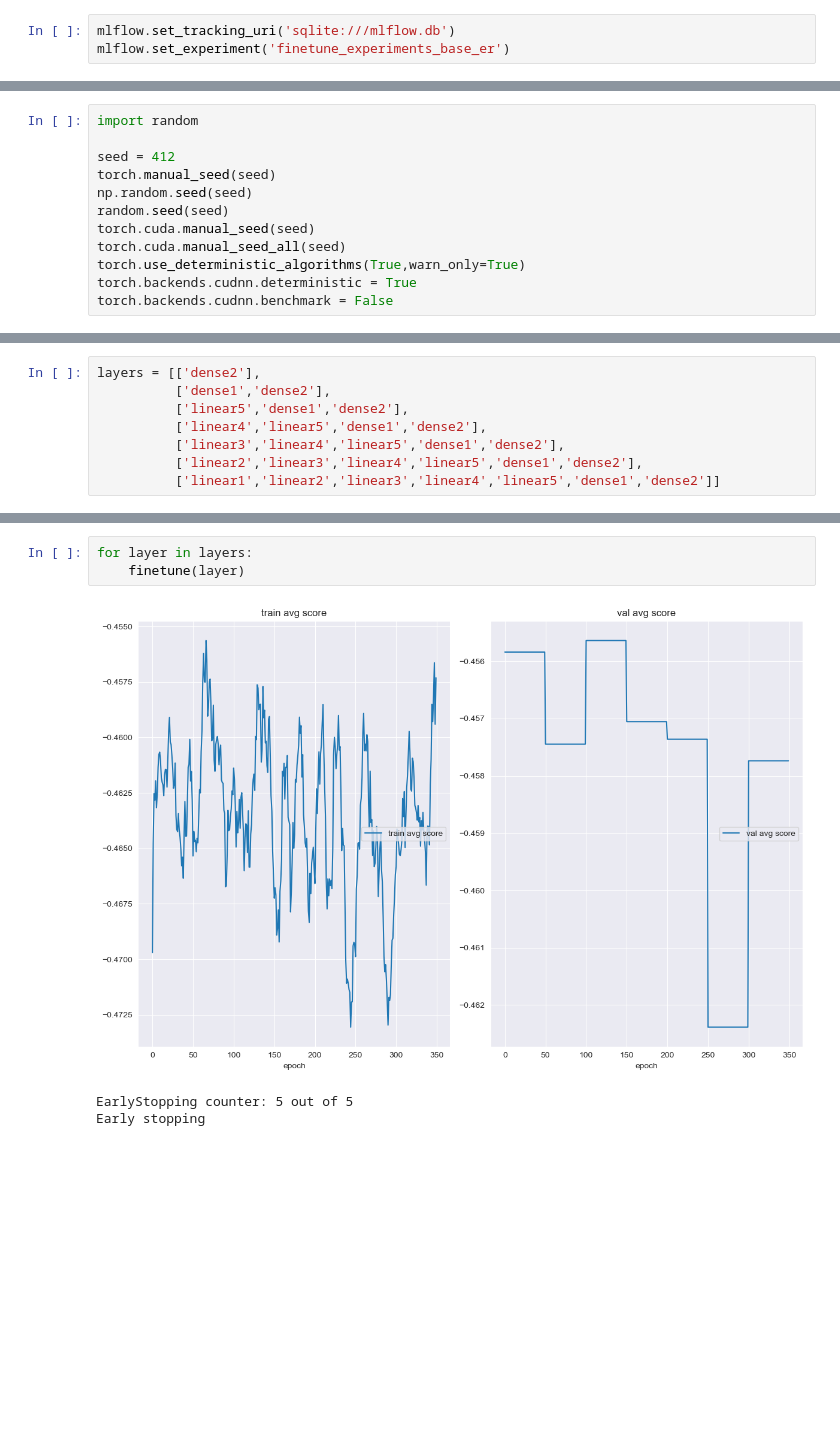
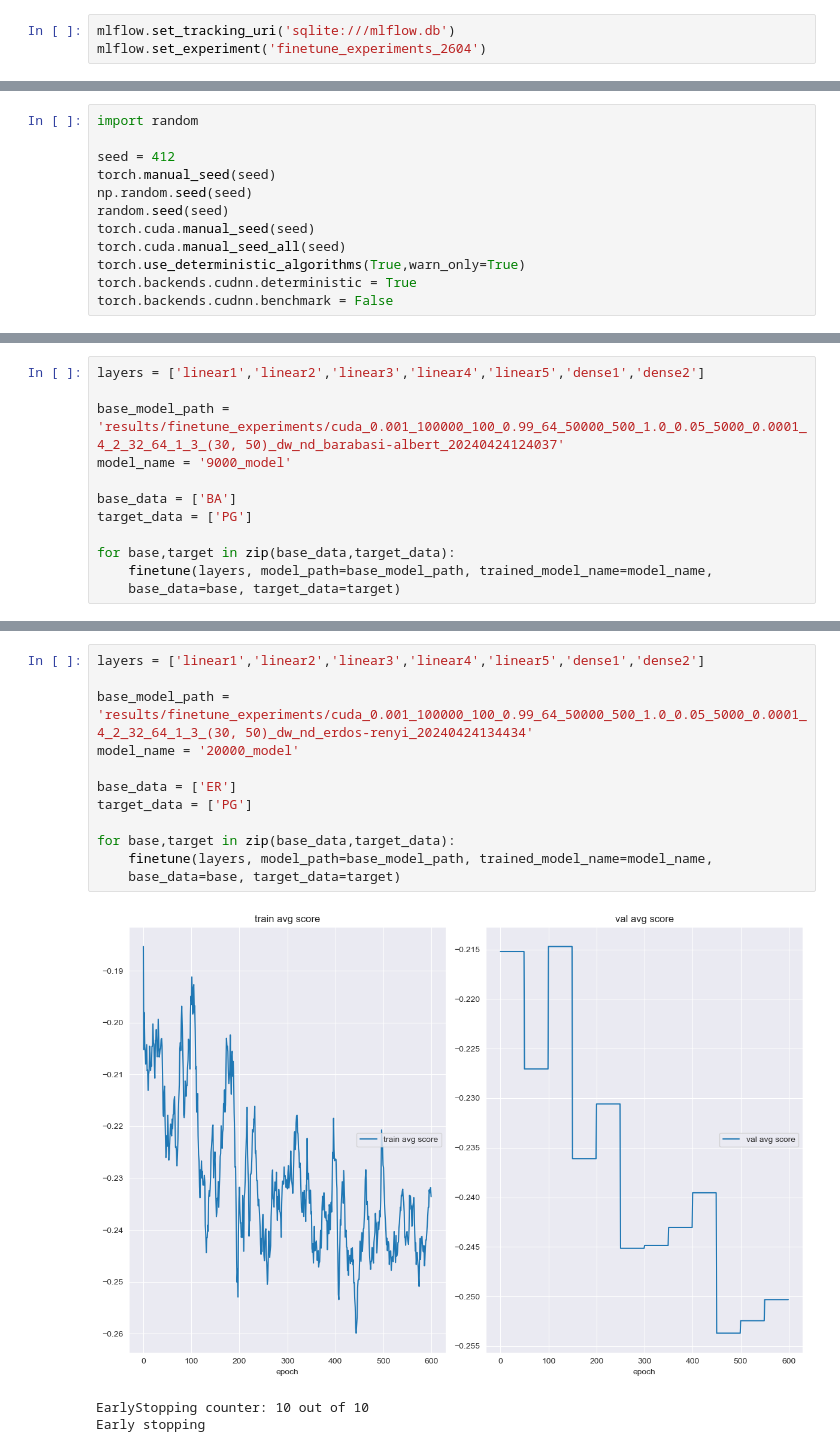
Before and after one commit to rituja-pardhi/ImpNode, a Jupyter notebook: finetune_mlfow_dqn.ipynb, the cells around one changed output, grey strips where cells are left out. Saved outputs shown, nothing was run; the diff lists cells and outputs as text; blank space fills up the shorter version.

```diff
--- a/finetune_mlfow_dqn.ipynb
+++ b/finetune_mlfow_dqn.ipynb
@@ -19,5 +17,5 @@ The autoreload extension is already loaded. To reload it, use:
   %reload_ext autoreload
 # %%
 mlflow.set_tracking_uri('sqlite:///mlflow.db')
-mlflow.set_experiment('finetune_experiments_base_er')
+mlflow.set_experiment('finetune_experiments_2604')
 # %% [output]
@@ -317,8 +202,12 @@ def finetune(unfrozen_layers):
 # %%
-layers = [['dense2'],
-          ['dense1','dense2'],
-          ['linear5','dense1','dense2'],
-          ['linear4','linear5','dense1','dense2'],
-          ['linear3','linear4','linear5','dense1','dense2'],
-          ['linear2','linear3','linear4','linear5','dense1','dense2'],
-          ['linear1','linear2','linear3','linear4','linear5','dense1','dense2']]
+layers = ['linear1','linear2','linear3','linear4','linear5','dense1','dense2']
+
+base_model_path = 'results/finetune_experiments/cuda_0.001_100000_100_0.99_64_50000_500_1.0_0.05_5000_0.0001_4_2_32_64_1_3_(30, 50)_dw_nd_barabasi-albert_20240424124037'
+model_name = '9000_model'
+
+base_data = ['BA']
+target_data = ['PG']
+
+for base,target in zip(base_data,target_data):
+    finetune(layers, model_path=base_model_path, trained_model_name=model_name,
+    base_data=base, target_data=target)
@@ -325,7 +218,16 @@ layers = [['dense2'],
 # %%
-for layer in layers:
-    finetune(layer)
+layers = ['linear1','linear2','linear3','linear4','linear5','dense1','dense2']
+
+base_model_path = 'results/finetune_experiments/cuda_0.001_100000_100_0.99_64_50000_500_1.0_0.05_5000_0.0001_4_2_32_64_1_3_(30, 50)_dw_nd_erdos-renyi_20240424134434'
+model_name = '20000_model'
+
+base_data = ['ER']
+target_data = ['PG']
+
+for base,target in zip(base_data,target_data):
+    finetune(layers, model_path=base_model_path, trained_model_name=model_name,
+    base_data=base, target_data=target)
 # %% [output]
-[figure, old version]
+[figure, new version]
-EarlyStopping counter: 5 out of 5
+EarlyStopping counter: 10 out of 10
 Early stopping
```
Also changed, not shown: parts of 12 cells of this notebook, 13 other files.
